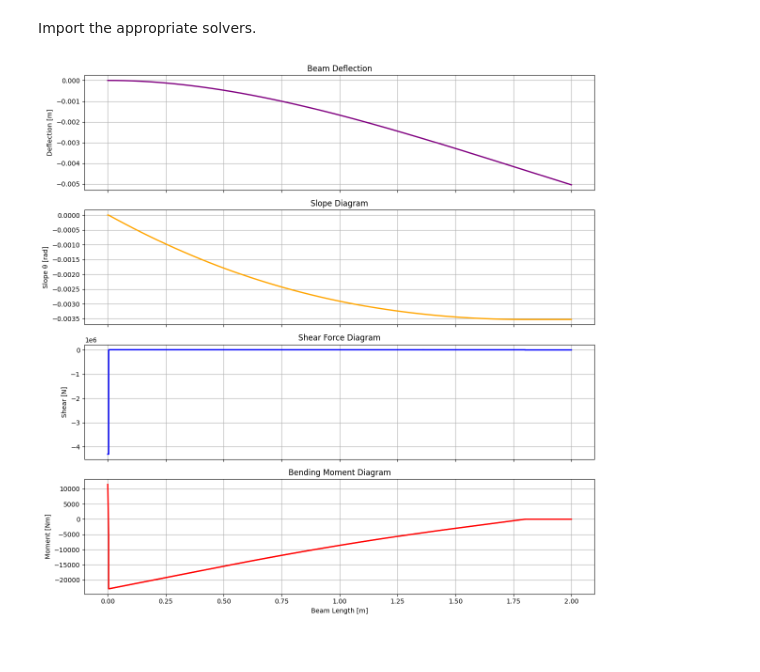
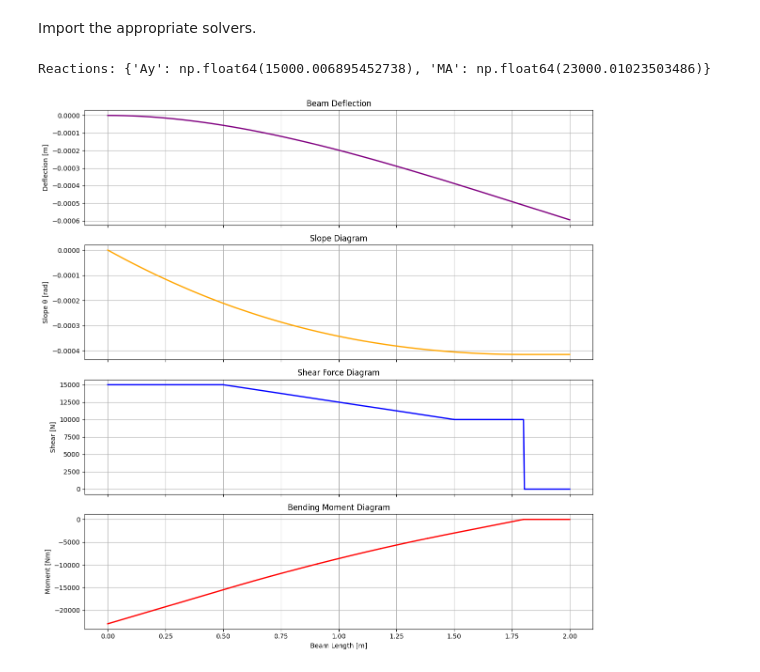
Before and after one commit to areebahmed401/aa-engineering-toolkit, a Jupyter notebook: 1. Structural/1. Statics .ipynb, the cells around one changed output. Saved outputs shown, nothing was run; the diff lists cells and outputs as text; code cells hidden in the pictures.

```diff
--- a/1. Structural/1. Statics .ipynb
+++ b/1. Structural/1. Statics .ipynb
@@ -6,9 +6,6 @@
 - Choose end conditions and loading conditions
 - Choose if it's euler beam theory or Timoshenko beam theory
 # %%
-import sys
-sys.path.append('..')  # Goes up one level to the workspace root
-
 from utils.Appendix.unit_convertors import *
 from utils.Appendix.materials import * # import materials library
 
@@ -17,12 +14,12 @@ from utils.Appendix.structural.members import * # import beams library
 
 beam_shape = I_beam(flange_width=0.2, flange_thickness=0.02, web_height=0.3, web_thickness=0.01)
 beam_material = get_material("Steel")
-beam = beam(material=beam_material, length=2.0, shape=beam_shape)
-mass = beam.get_mass()
+my_beam = beam(material=beam_material, length=2.0, shape=beam_shape)
+mass = my_beam.get_mass()
 print(f"Mass of the beam: {mass:.2f} kg")
-print(f"Cross-sectional Area: {beam.shape.area:.6e} m^2")
-print(f"MoI_yy: {beam.shape.Iy:.6e} m^4")
-print(f"MoI_zz: {beam.shape.Iz:.6e} m^4")
+print(f"Cross-sectional Area: {my_beam.shape.area:.6e} m^2")
+print(f"MoI_yy: {my_beam.shape.Iy:.6e} m^4")
+print(f"MoI_zz: {my_beam.shape.Iz:.6e} m^4")
 # %% [output]
 Mass of the beam: 172.70 kg
 Cross-sectional Area: 1.100000e-02 m^2
@@ -72,14 +69,16 @@ Beam is statically determinate. Force balance can be used.
 # %% [markdown]
 Import the appropriate solvers.
 # %%
-from solvers import DeterminateSolver, FEMSolver
+from utils.Appendix.structural.solvers import DeterminateSolver, FEMSolver
 
-# solver = DeterminateSolver(beam)
+# solver = DeterminateSolver(my_beam)
 # print (solver.reactions())
 # solver.plot()
 
-solver = FEMSolver(beam, 500, theory="EB")
+solver = FEMSolver(my_beam, 500, theory="EB")
 solver.solve()
+print("Reactions:", solver.reactions())
 solver.plot_results()
 # %% [output]
+Reactions: {'Ay': np.float64(15000.006895452738), 'MA': np.float64(23000.01023503486)}
-[figure, old version]
+[figure, new version]
```
Also changed, not shown: parts of 3 cells of this notebook, 10 other files.
